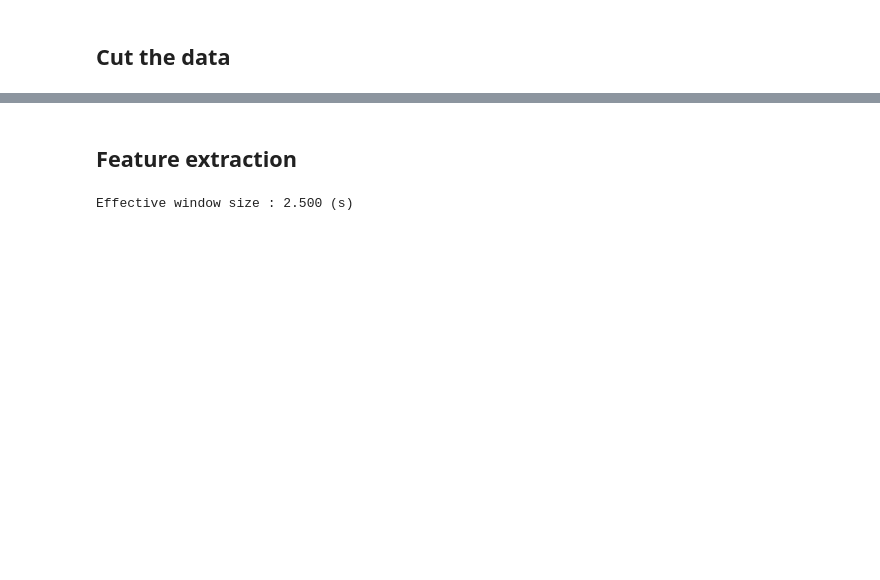
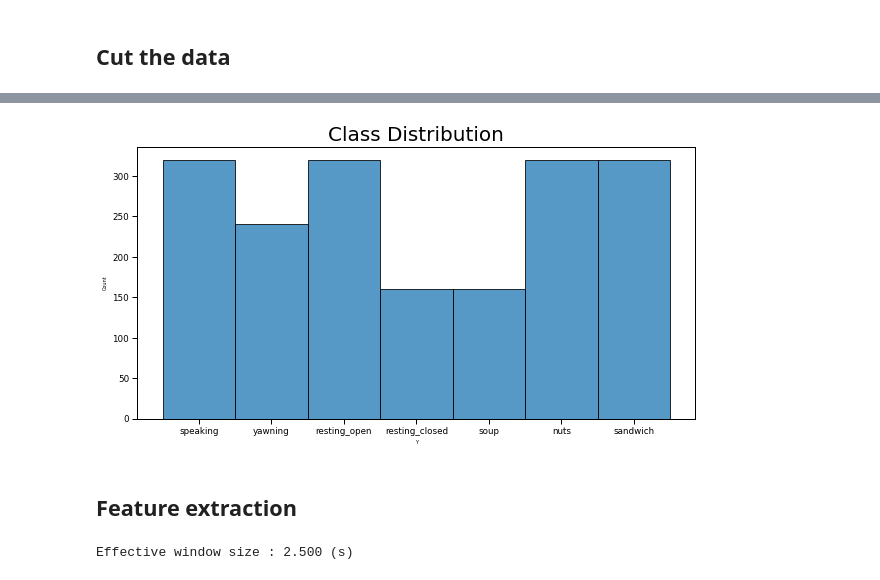
Before and after one commit to davidvblumenthal/nourriture_cEEG, a Jupyter notebook: EEG-Preprocessing-Template.ipynb, the cells around one changed output, grey strips where cells are left out. Drawn from its saved outputs; the diff is of its cells as text; code cells hidden in the pictures; blank space fills up the shorter version.

```diff
--- a/EEG-Preprocessing-Template.ipynb
+++ b/EEG-Preprocessing-Template.ipynb
@@ -245,0 +287,9 @@ plt.plot(array)
+# %%
+def cut_epochs_1s(array):
+    #split data along axis=1
+    array_list = split_given_size(array, 125)
+    #drop last split if it contains less than 100 values
+    if (array_list[-1].shape[1]) < 100:
+        del array_list[-1]
+
+    return array_list
@@ -245,0 +328,21 @@ plt.plot(array)
+# %%
+target_list = list()
+everything = list()
+
+for key, value in routines_data_dict.items():
+    for df in value:
+
+        transposed_df = df.transpose()
+        feature_data = transposed_df.iloc[:-1:]
+        array = feature_data.to_numpy()
+        epochs = cut_epochs_1s(array)
+        feature, count = calculate_features(epochs)
+        for zeile in feature:
+            everything.append(zeile)
+            target_list.append(key)
+
+
+training_data = pd.DataFrame(everything)
+training_data['Y'] = target_list
+
+print(training_data.shape)
@@ -245,0 +382,16 @@ plt.plot(array)
+# %%
+import matplotlib.pyplot as plt
+import seaborn as sns
+
+fig_dims = (10, 5)
+plt.figure(figsize=fig_dims)
+sns.set_context("paper", rc={"font.size":8,"axes.titlesize":8,"axes.labelsize":5})
+chart = sns.histplot(data = training_data['Y'], palette=("Blues_d"))
+chart.axes.set_title("Class Distribution", fontsize = 20)
+#chart.set_xlabel(fontsize = 1)
+
+
+
+None
+# %% [output]
+[figure, added]
```
Also changed, not shown: parts of 25 cells of this notebook, 2 other files.
